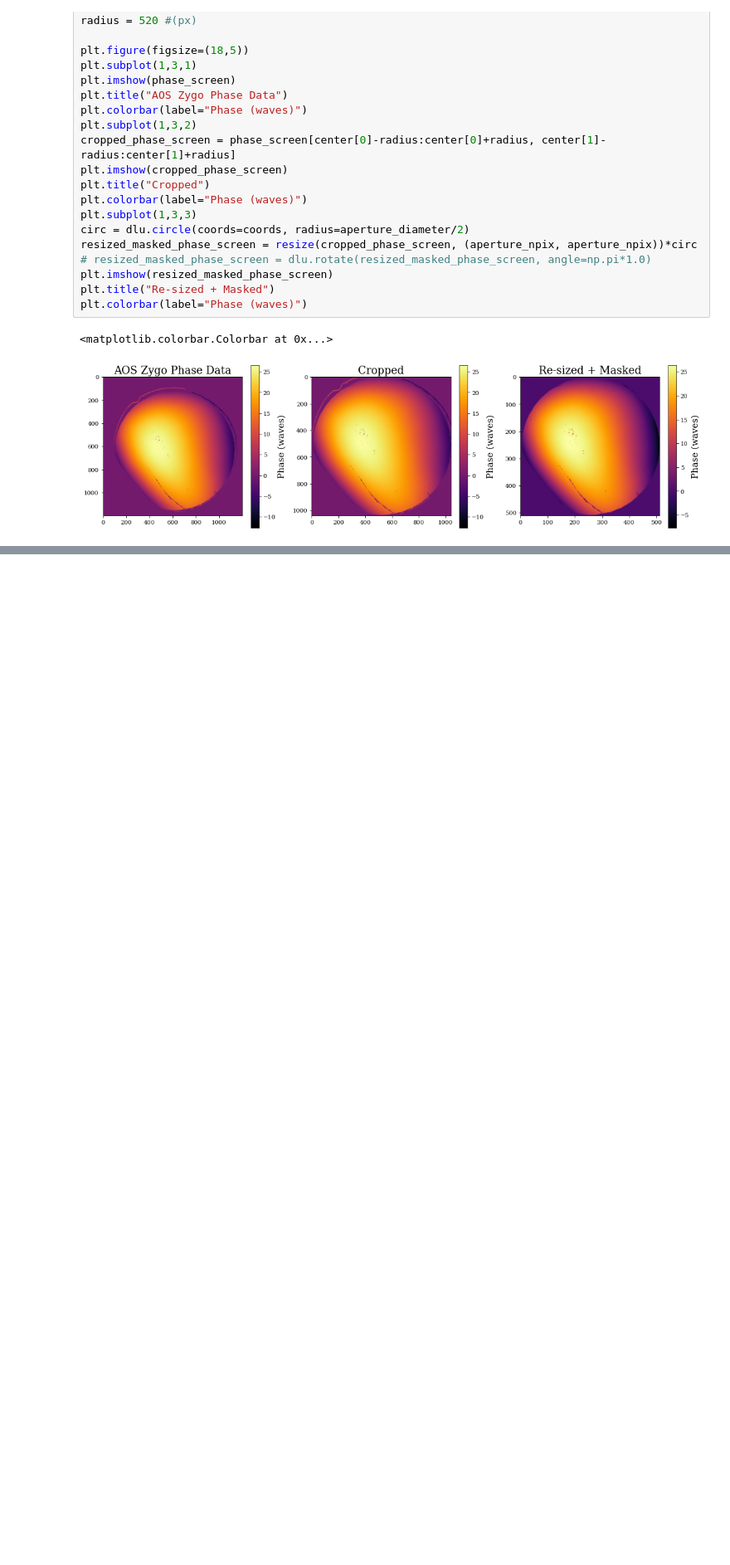
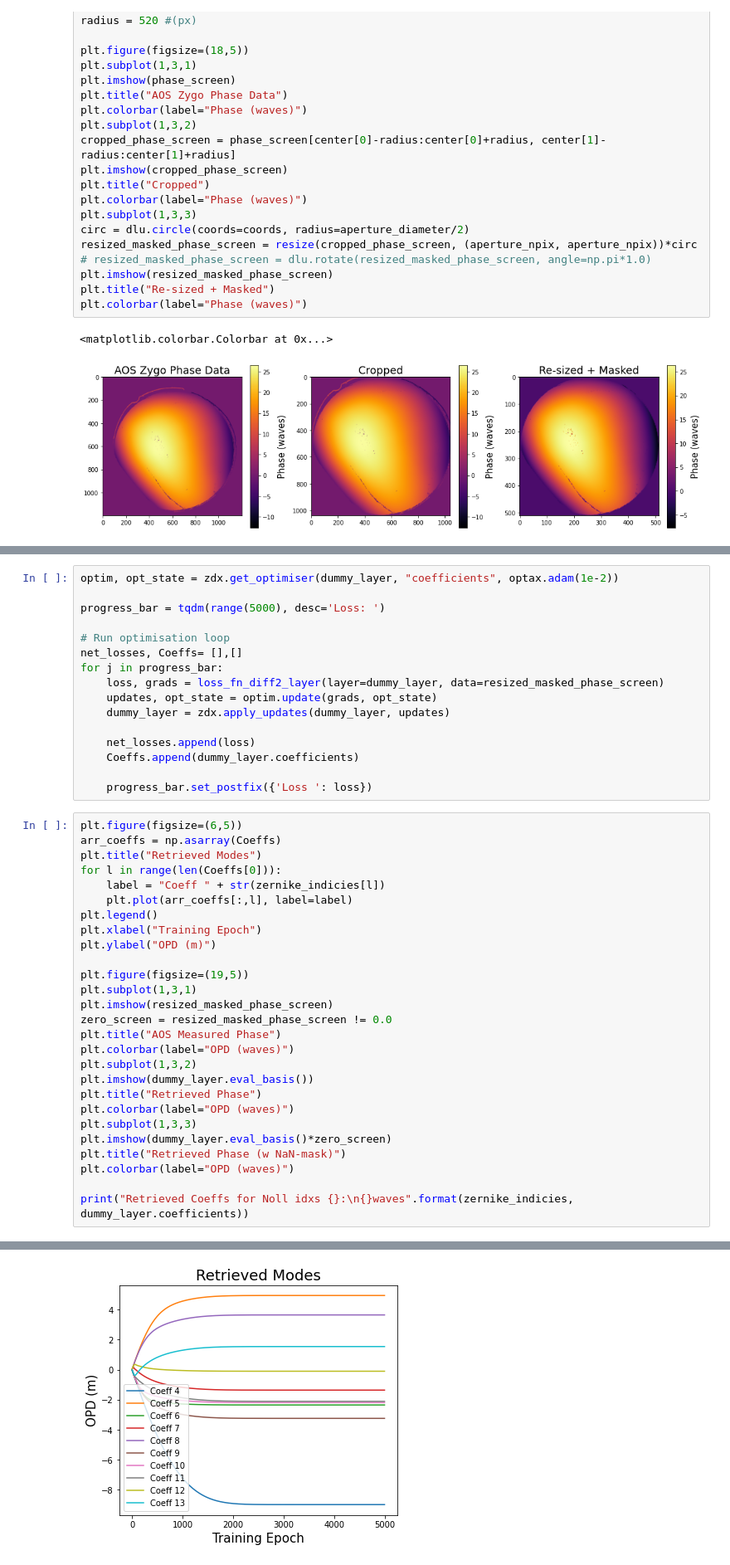
Before and after one commit to TolimanSpace/toliman_dp_design_testing, a Jupyter notebook: Gluing_Characterisation.ipynb, the cells around one changed output, grey strips where cells are left out. Shown at 83% size. Drawn from its saved outputs; the diff is of its cells as text; blank space fills up the shorter version.

Commit message:
phase screen decompositio into zernike components

```diff
--- a/Gluing_Characterisation.ipynb
+++ b/Gluing_Characterisation.ipynb
@@ -1822,0 +1939,44 @@ plt.colorbar(label="Phase (waves)")
+# %%
+optim, opt_state = zdx.get_optimiser(dummy_layer, "coefficients", optax.adam(1e-2))
+
+progress_bar = tqdm(range(5000), desc='Loss: ')
+
+# Run optimisation loop
+net_losses, Coeffs= [],[]
+for j in progress_bar:
+    loss, grads = loss_fn_diff2_layer(layer=dummy_layer, data=resized_masked_phase_screen)
+    updates, opt_state = optim.update(grads, opt_state)
+    dummy_layer = zdx.apply_updates(dummy_layer, updates)
+
+    net_losses.append(loss)
+    Coeffs.append(dummy_layer.coefficients)
+
+    progress_bar.set_postfix({'Loss ': loss})
+# %%
+plt.figure(figsize=(6,5))
+arr_coeffs = np.asarray(Coeffs)
+plt.title("Retrieved Modes")
+for l in range(len(Coeffs[0])):
+    label = "Coeff " + str(zernike_indicies[l])
+    plt.plot(arr_coeffs[:,l], label=label)
+plt.legend()
+plt.xlabel("Training Epoch")
+plt.ylabel("OPD (m)")
+
+plt.figure(figsize=(19,5))
+plt.subplot(1,3,1)
+plt.imshow(resized_masked_phase_screen)
+zero_screen = resized_masked_phase_screen != 0.0
+plt.title("AOS Measured Phase")
+plt.colorbar(label="OPD (waves)")
+plt.subplot(1,3,2)
+plt.imshow(dummy_layer.eval_basis())
+plt.title("Retrieved Phase")
+plt.colorbar(label="OPD (waves)")
+plt.subplot(1,3,3)
+plt.imshow(dummy_layer.eval_basis()*zero_screen)
+plt.title("Retrieved Phase (w NaN-mask)")
+plt.colorbar(label="OPD (waves)")
+
+print("Retrieved Coeffs for Noll idxs {}:\n{}waves".format(zernike_indicies, dummy_layer.coefficients))
+# %% [output]
@@ -1822,0 +1986 @@ plt.colorbar(label="Phase (waves)")
+[figure, added]
```
Also changed, not shown: parts of 22 cells of this notebook.
